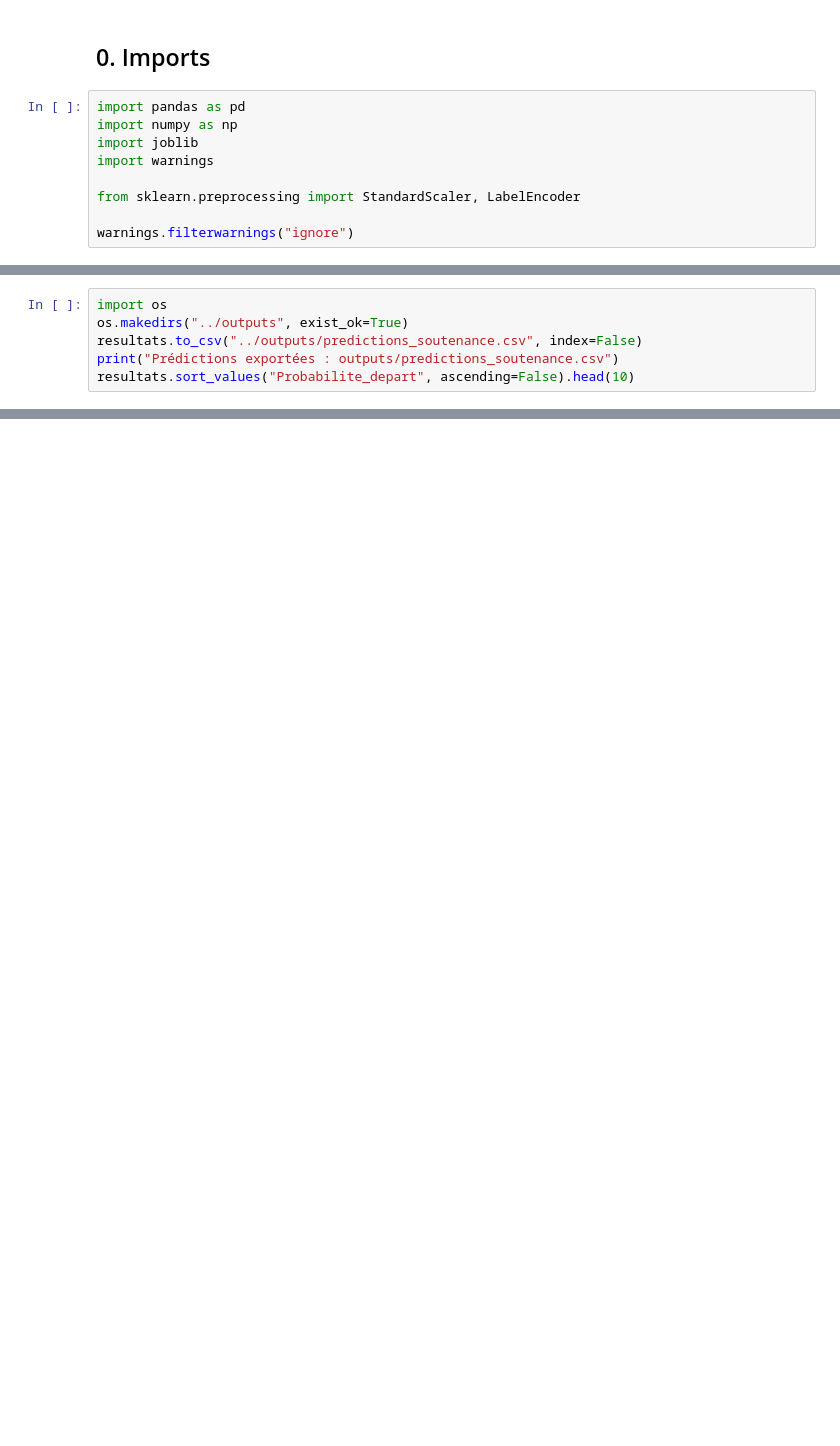
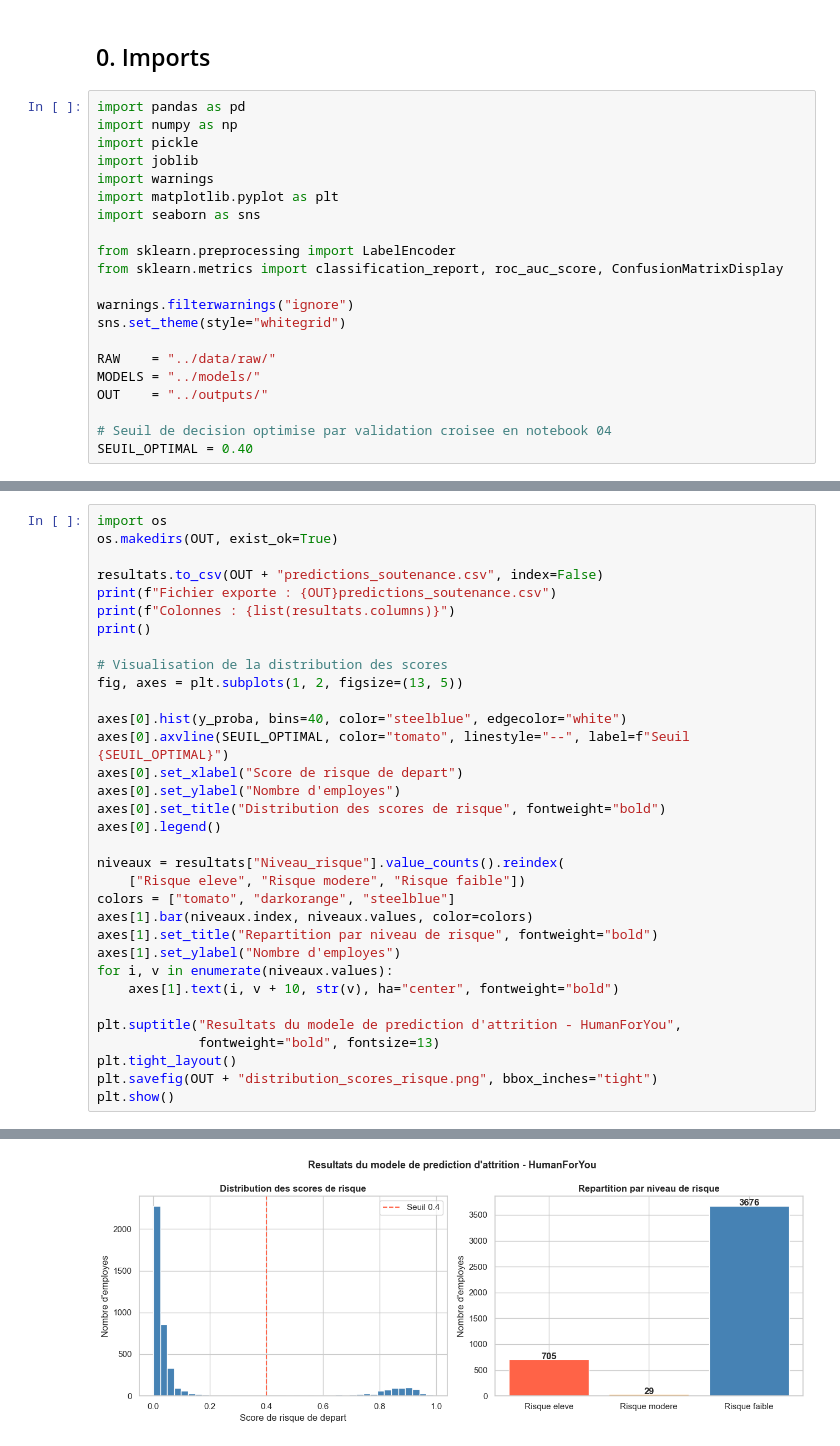
Before and after one commit to Nej-ma/A4-IA-HumanForYou, a Jupyter notebook: notebooks/05_prediction.ipynb, the cells around one changed output, grey strips where cells are left out. Saved outputs shown, nothing was run; the diff lists cells and outputs as text; blank space fills up the shorter version.

```diff
--- a/notebooks/05_prediction.ipynb
+++ b/notebooks/05_prediction.ipynb
@@ -7,10 +15,22 @@ Pour tester le modèle sur de nouvelles données, il suffit de modifier les chem
 # %%
 import pandas as pd
 import numpy as np
+import pickle
 import joblib
 import warnings
+import matplotlib.pyplot as plt
+import seaborn as sns
 
-from sklearn.preprocessing import StandardScaler, LabelEncoder
+from sklearn.preprocessing import LabelEncoder
+from sklearn.metrics import classification_report, roc_auc_score, ConfusionMatrixDisplay
 
 warnings.filterwarnings("ignore")
+sns.set_theme(style="whitegrid")
+
+RAW    = "../data/raw/"
+MODELS = "../models/"
+OUT    = "../outputs/"
+
+# Seuil de decision optimise par validation croisee en notebook 04
+SEUIL_OPTIMAL = 0.40
 # %% [markdown]
@@ -211,7 +297,34 @@ AUC-ROC : 0.9998
 # %%
 import os
-os.makedirs("../outputs", exist_ok=True)
-resultats.to_csv("../outputs/predictions_soutenance.csv", index=False)
-print("Prédictions exportées : outputs/predictions_soutenance.csv")
-resultats.sort_values("Probabilite_depart", ascending=False).head(10)
+os.makedirs(OUT, exist_ok=True)
+
+resultats.to_csv(OUT + "predictions_soutenance.csv", index=False)
+print(f"Fichier exporte : {OUT}predictions_soutenance.csv")
+print(f"Colonnes : {list(resultats.columns)}")
+print()
+
+# Visualisation de la distribution des scores
+fig, axes = plt.subplots(1, 2, figsize=(13, 5))
+
+axes[0].hist(y_proba, bins=40, color="steelblue", edgecolor="white")
+axes[0].axvline(SEUIL_OPTIMAL, color="tomato", linestyle="--", label=f"Seuil {SEUIL_OPTIMAL}")
+axes[0].set_xlabel("Score de risque de depart")
+axes[0].set_ylabel("Nombre d'employes")
+axes[0].set_title("Distribution des scores de risque", fontweight="bold")
+axes[0].legend()
+
+niveaux = resultats["Niveau_risque"].value_counts().reindex(
+    ["Risque eleve", "Risque modere", "Risque faible"])
+colors = ["tomato", "darkorange", "steelblue"]
+axes[1].bar(niveaux.index, niveaux.values, color=colors)
+axes[1].set_title("Repartition par niveau de risque", fontweight="bold")
+axes[1].set_ylabel("Nombre d'employes")
+for i, v in enumerate(niveaux.values):
+    axes[1].text(i, v + 10, str(v), ha="center", fontweight="bold")
+
+plt.suptitle("Resultats du modele de prediction d'attrition - HumanForYou",
+             fontweight="bold", fontsize=13)
+plt.tight_layout()
+plt.savefig(OUT + "distribution_scores_risque.png", bbox_inches="tight")
+plt.show()
 # %% [output]
@@ -229,0 +333 @@ Prédictions exportées : outputs/predictions_soutenance.csv
+[figure, added]
```
Also changed, not shown: parts of 13 cells of this notebook.
